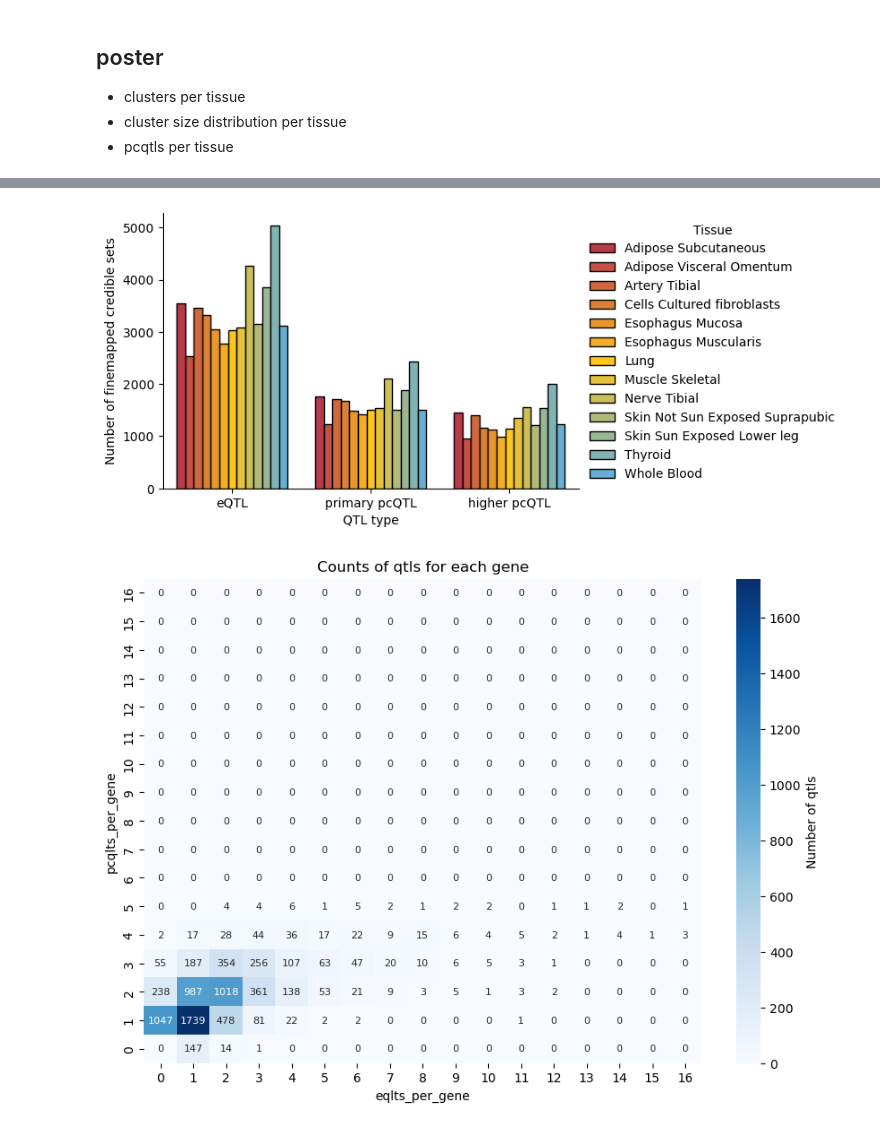
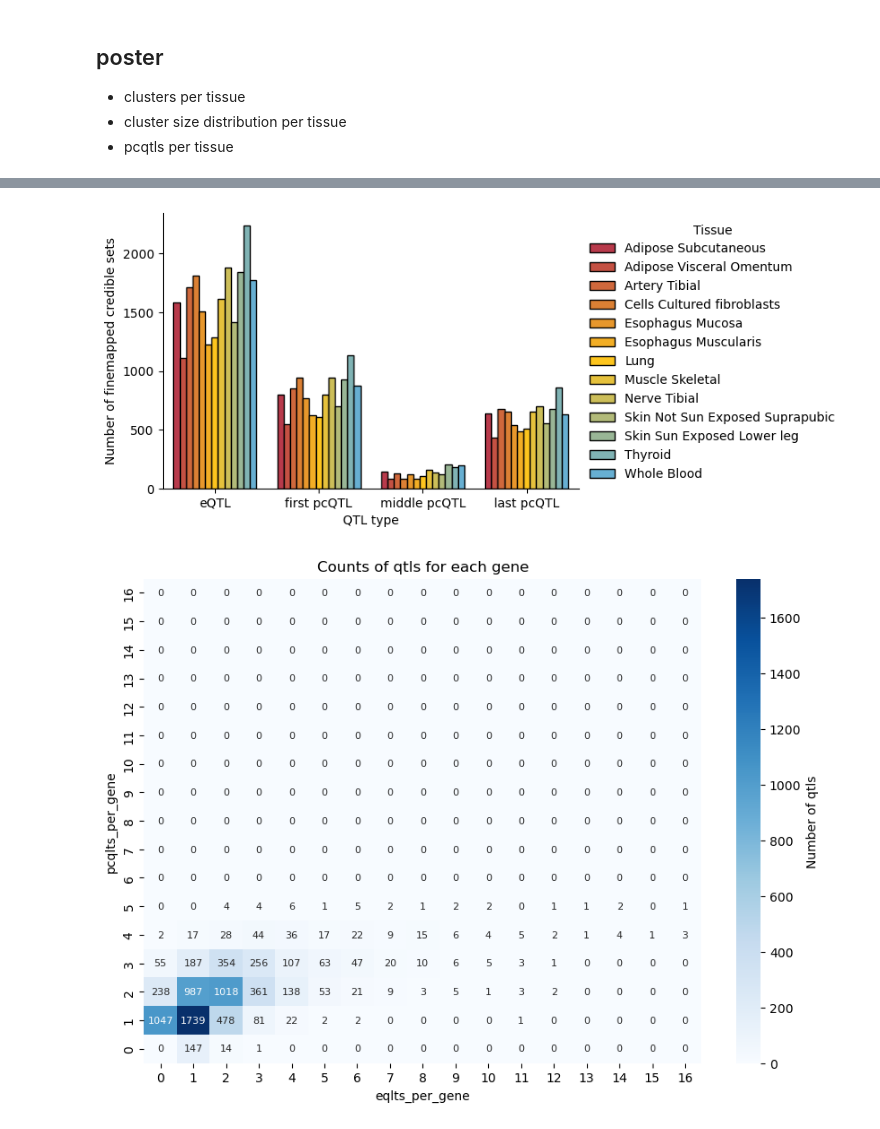
Before and after one commit to kal26/pcqtls, a Jupyter notebook: workflow/notebooks/pcqtl_analysis/general_counts.ipynb, the cells around one changed output, grey strips where cells are left out. Cells and saved outputs as stored; diff of their text form; code cells hidden in the pictures.

Commit message:
first middle last for qtl count plot

```diff
--- a/workflow/notebooks/pcqtl_analysis/general_counts.ipynb
+++ b/workflow/notebooks/pcqtl_analysis/general_counts.ipynb
@@ -53,6 +53,8 @@ for tissue_id in tissue_df['Tissue']:
     susie_pc[tissue_id] = pd.read_csv(f'{prefix}/{pcqtl_output_dir}/{tissue_id}/{tissue_id}.v8.pcs.susie.txt', sep='\t', index_col=0)
     # add in pc num column
     susie_pc[tissue_id]['pc_num'] = susie_pc[tissue_id]['phenotype_id'].str.split('_pc').str[-1].astype(int)
+    # add in cluster size column
+    susie_pc[tissue_id]['cluster_size'] = susie_pc[tissue_id]['phenotype_id'].str.split('_').apply(len) - 1
 # %%
 # load in the clusters data
 clusters = []
@@ -160,31 +178,32 @@ ax.spines['right'].set_visible(False)
 counts = pd.DataFrame({'tissue':tissue_df['Tissue'],
                        'eQTL': [get_num_cs(susie_control[t]) for t in tissue_df['Tissue']],
                        'num_pc1': [get_num_cs(susie_pc[t][susie_pc[t]['pc_num']==1]) for t in tissue_df['Tissue']],
-                       'num_pchigher': [get_num_cs(susie_pc[t][susie_pc[t]['pc_num']>1]) for t in tissue_df['Tissue']]})
+                       'num_pcmid': [get_num_cs(susie_pc[t][(susie_pc[t]['pc_num']>1) & (susie_pc[t]['pc_num'] < susie_pc[t]['cluster_size'])]) for t in tissue_df['Tissue']],
+                       'num_pclast': [get_num_cs(susie_pc[t][(susie_pc[t]['pc_num'] == susie_pc[t]['cluster_size'])]) for t in tissue_df['Tissue']]})
 # %%
 fig, ax = plt.subplots(figsize=(6,4))
 y = sns.barplot(pd.melt(counts, id_vars=['tissue']), y='value', hue='tissue', x='variable', ax=ax, palette=tissue_pal, saturation=1, edgecolor='k')
 ax.set_xlabel('QTL type')
 ax.set_ylabel('Number of finemapped credible sets')
-ax.set_xticklabels(['eQTL', 'primary pcQTL', 'higher pcQTL'])
+ax.set_xticklabels(['eQTL', 'first pcQTL', 'middle pcQTL', 'last pcQTL'])
 
 # Get the current handles and labels
 handles, labels = ax.get_legend_handles_labels()
 
 # Replace underscores with spaces in the labels
 labels = [label.replace('_', ' ') for label in labels]
 
 # Create a new legend with the updated labels
 ax.legend(handles, labels,  frameon=False)
 sns.move_legend(ax, "upper left", bbox_to_anchor=(1, 1), title='Tissue')
 
 ax.spines['top'].set_visible(False)
 ax.spines['right'].set_visible(False)
 
 
 plt.show()
 # %% [output]
-[figure, old version]
+[figure, new version]
 # %%
 # distribution of pc vs eqlts
 
```
Also changed, not shown: parts of 4 cells of this notebook.
